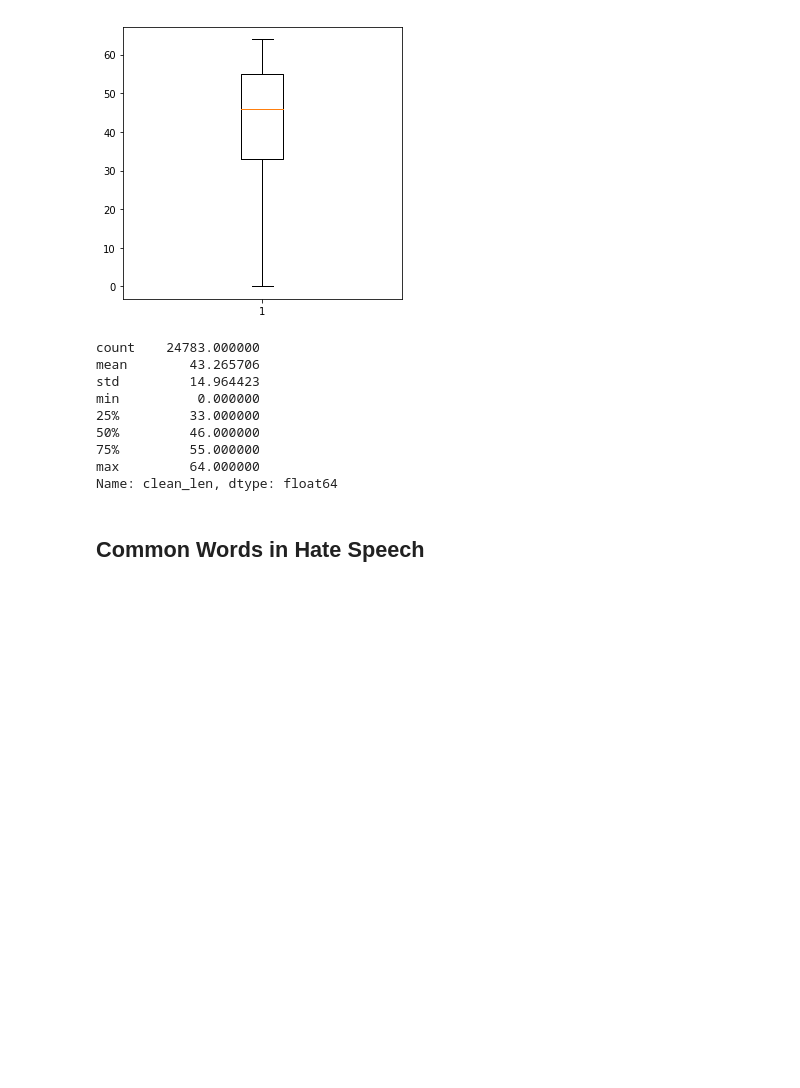
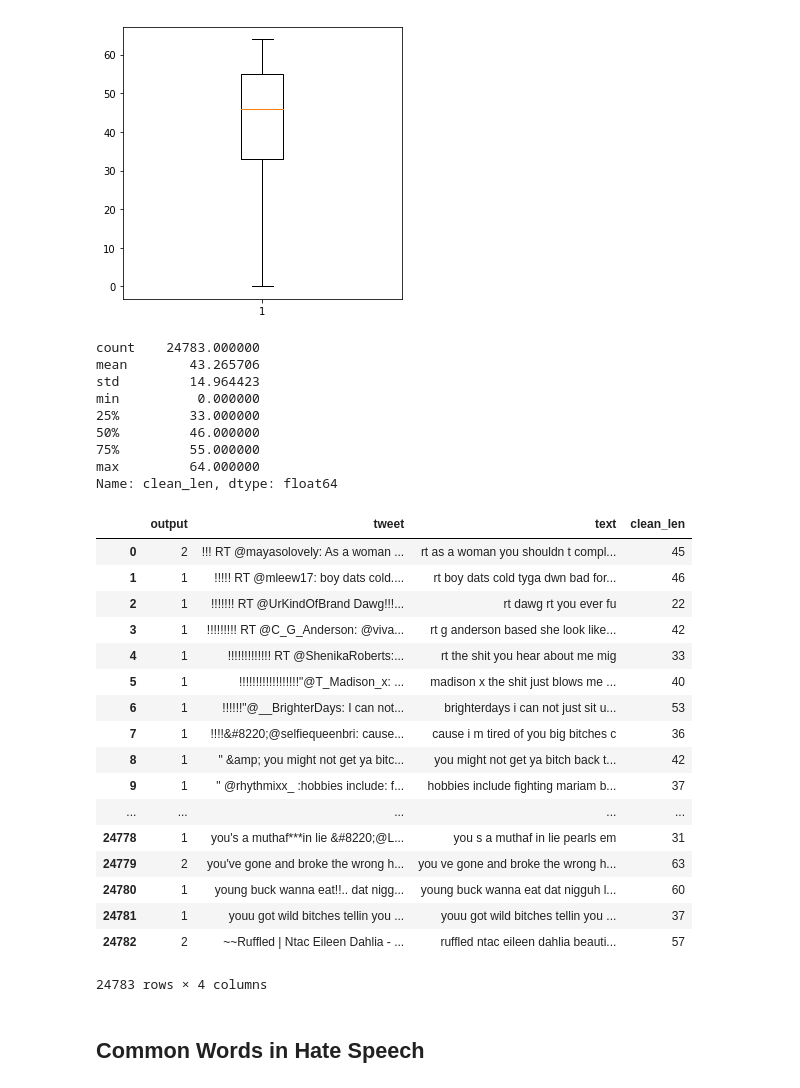
Before and after one commit to kv101/Hate-Speech-Detection, a Jupyter notebook: Hate-Speech Using LSTM.ipynb, the cells around one changed output. Cells and saved outputs as stored; diff of their text form; code cells hidden in the pictures; blank space fills up the shorter version.

```diff
--- a/Hate-Speech Using LSTM.ipynb
+++ b/Hate-Speech Using LSTM.ipynb
@@ -70,6 +75,27 @@ min          0.000000
 75%         55.000000
 max         64.000000
 Name: clean_len, dtype: float64
+# %%
+df
+# %% [output]
+|  | output | tweet | text | clean_len |
+| 0 | 2 | !!! RT @mayasolovely: As a woman ... | rt as a woman you shouldn t compl... | 45 |
+| 1 | 1 | !!!!! RT @mleew17: boy dats cold.... | rt boy dats cold tyga dwn bad for... | 46 |
+| 2 | 1 | !!!!!!! RT @UrKindOfBrand Dawg!!!... | rt dawg rt you ever fu | 22 |
+| 3 | 1 | !!!!!!!!! RT @C_G_Anderson: @viva... | rt g anderson based she look like... | 42 |
+| 4 | 1 | !!!!!!!!!!!!! RT @ShenikaRoberts:... | rt the shit you hear about me mig | 33 |
+| 5 | 1 | !!!!!!!!!!!!!!!!!!"@T_Madison_x: ... | madison x the shit just blows me ... | 40 |
+| 6 | 1 | !!!!!!"@__BrighterDays: I can not... | brighterdays i can not just sit u... | 53 |
+| 7 | 1 | !!!!&#8220;@selfiequeenbri: cause... | cause i m tired of you big bitches c | 36 |
+| 8 | 1 | " &amp; you might not get ya bitc... | you might not get ya bitch back t... | 42 |
+| 9 | 1 | " @rhythmixx_ :hobbies include: f... | hobbies include fighting mariam b... | 37 |
+| ... | ... | ... | ... | ... |
+| 24778 | 1 | you's a muthaf***in lie &#8220;@L... | you s a muthaf in lie pearls em | 31 |
+| 24779 | 2 | you've gone and broke the wrong h... | you ve gone and broke the wrong h... | 63 |
+| 24780 | 1 | young buck wanna eat!!.. dat nigg... | young buck wanna eat dat nigguh l... | 60 |
+| 24781 | 1 | youu got wild bitches tellin you ... | youu got wild bitches tellin you ... | 37 |
+| 24782 | 2 | ~~Ruffled | Ntac Eileen Dahlia - ... | ruffled ntac eileen dahlia beauti... | 57 |
+24783 rows × 4 columns
 # %% [markdown]
 ## Common Words in Hate Speech
 # %%
```
Also changed, not shown: parts of 23 cells of this notebook.
